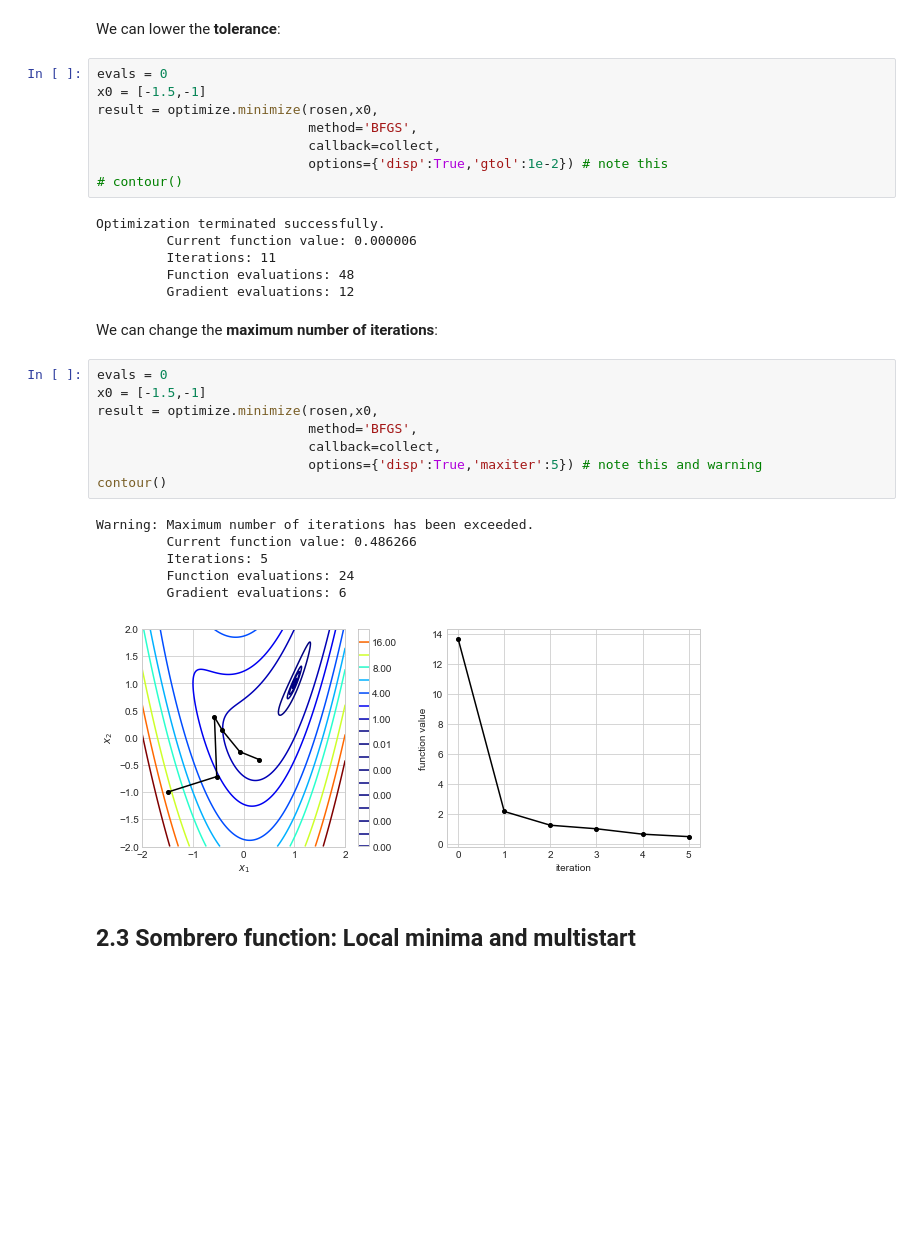
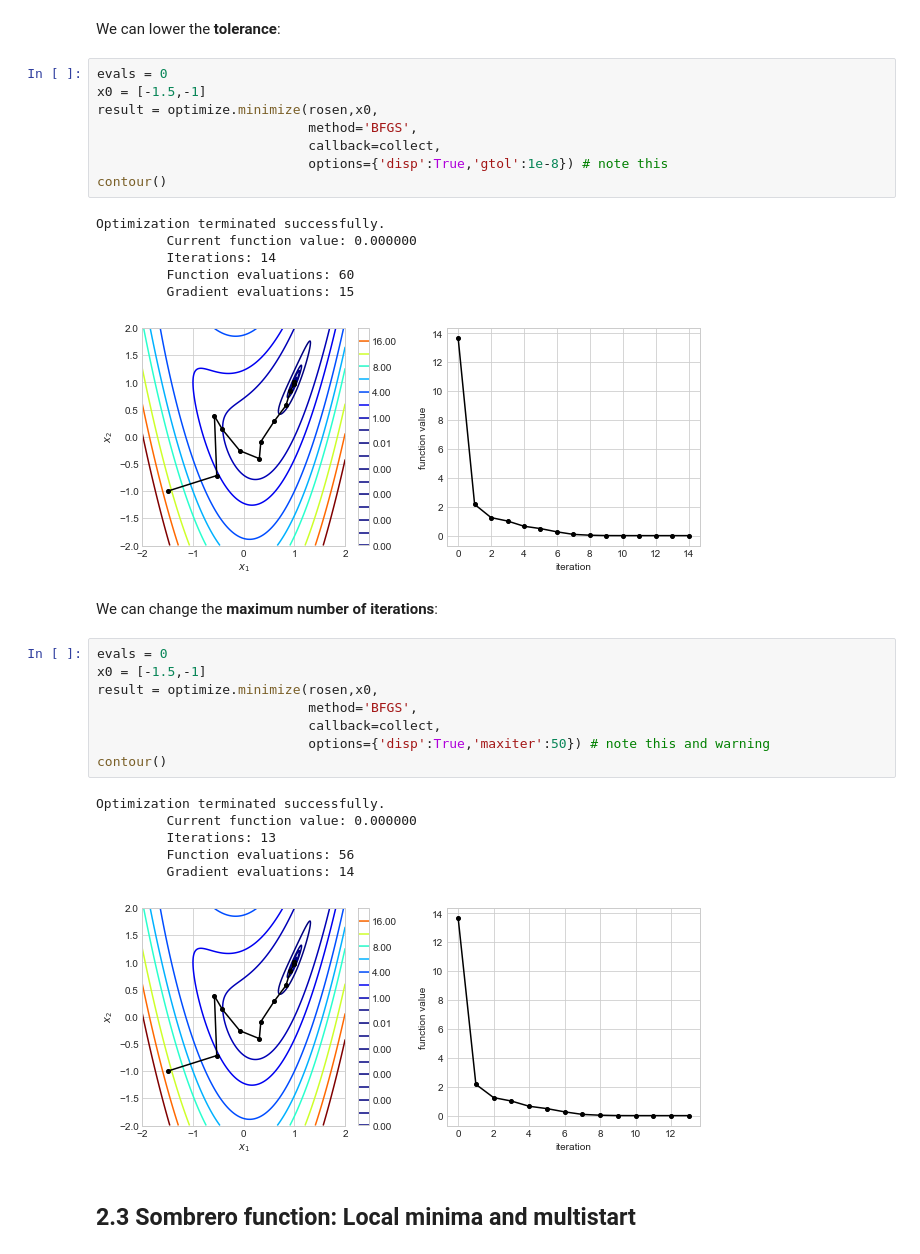
Before and after one commit to NumEconCopenhagen/lectures-2020, a Jupyter notebook: web/11/Numerical_optimization.ipynb, the cells around one changed output. Saved outputs shown, nothing was run; the diff lists cells and outputs as text; blank space fills up the shorter version.

```diff
--- a/web/11/Numerical_optimization.ipynb
+++ b/web/11/Numerical_optimization.ipynb
@@ -543,17 +543,18 @@ We can lower the **tolerance**:
 # %%
 evals = 0
 x0 = [-1.5,-1]
 result = optimize.minimize(rosen,x0,
                            method='BFGS',
                            callback=collect,
-                           options={'disp':True,'gtol':1e-2}) # note this
-# contour()
+                           options={'disp':True,'gtol':1e-8}) # note this
+contour()
 # %% [output]
 Optimization terminated successfully.
-         Current function value: 0.000006
-         Iterations: 11
-         Function evaluations: 48
-         Gradient evaluations: 12
+         Current function value: 0.000000
+         Iterations: 14
+         Function evaluations: 60
+         Gradient evaluations: 15
+[figure, added]
 # %% [markdown]
 We can change the **maximum number of iterations**:
 # %%
@@ -562,15 +563,15 @@ x0 = [-1.5,-1]
 result = optimize.minimize(rosen,x0,
                            method='BFGS',
                            callback=collect,
-                           options={'disp':True,'maxiter':5}) # note this and warning
+                           options={'disp':True,'maxiter':50}) # note this and warning
 contour()
 # %% [output]
-Warning: Maximum number of iterations has been exceeded.
-         Current function value: 0.486266
-         Iterations: 5
-         Function evaluations: 24
-         Gradient evaluations: 6
+Optimization terminated successfully.
+         Current function value: 0.000000
+         Iterations: 13
+         Function evaluations: 56
+         Gradient evaluations: 14
-[figure, old version]
+[figure, new version]
 # %% [markdown]
 ## 2.3 Sombrero function: Local minima and multistart
 # %% [markdown]
```
Also changed, not shown: parts of 13 cells of this notebook, 1 other file.
